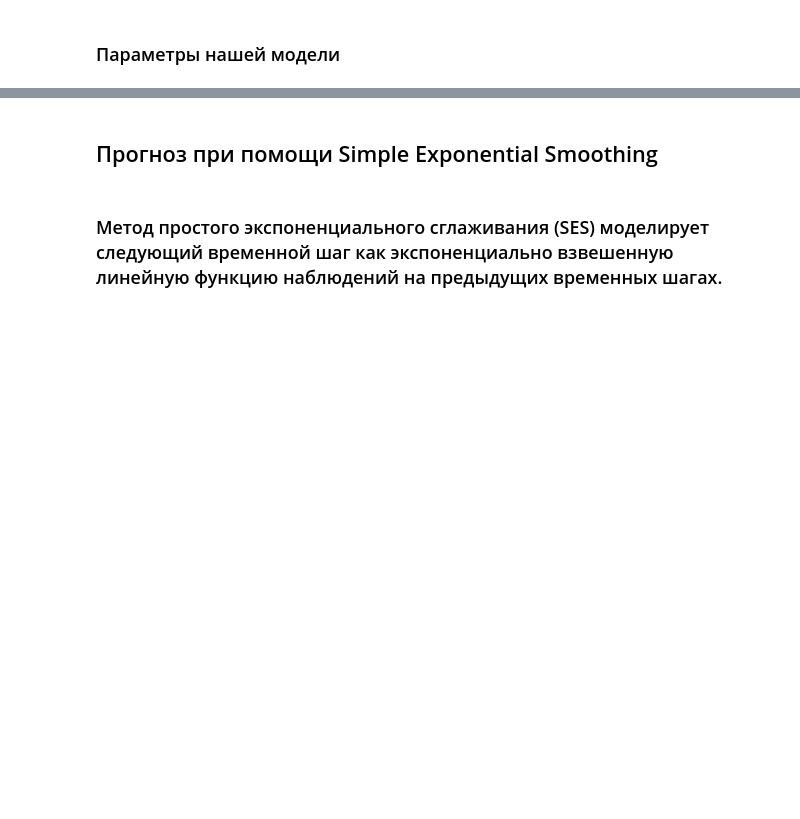
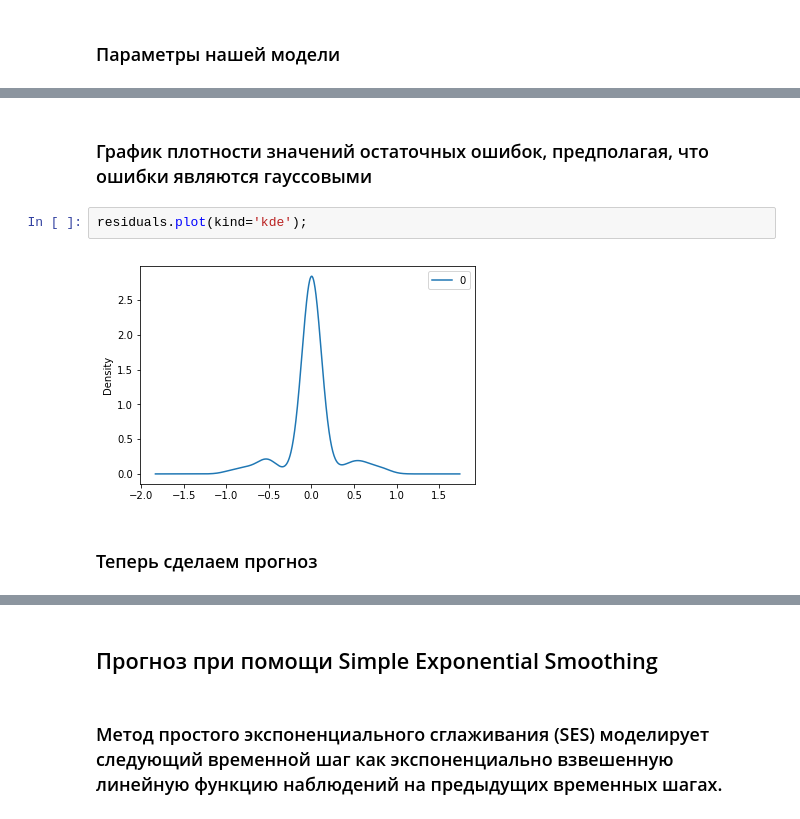
Before and after one commit to antonlagunov1623/ITechArt_lab, a Jupyter notebook: task1.ipynb, the cells around one changed output, grey strips where cells are left out. Saved outputs shown, nothing was run; the diff lists cells and outputs as text; blank space fills up the shorter version.

```diff
--- a/task1.ipynb
+++ b/task1.ipynb
@@ -617,0 +516,8 @@ results.plot_forecast(45)
+# %% [markdown]
+### График плотности значений остаточных ошибок, предполагая, что ошибки являются гауссовыми
+# %%
+residuals.plot(kind='kde');
+# %% [output]
+[figure, added]
+# %% [markdown]
+### Теперь сделаем прогноз
```
Also changed, not shown: parts of 207 cells of this notebook.
